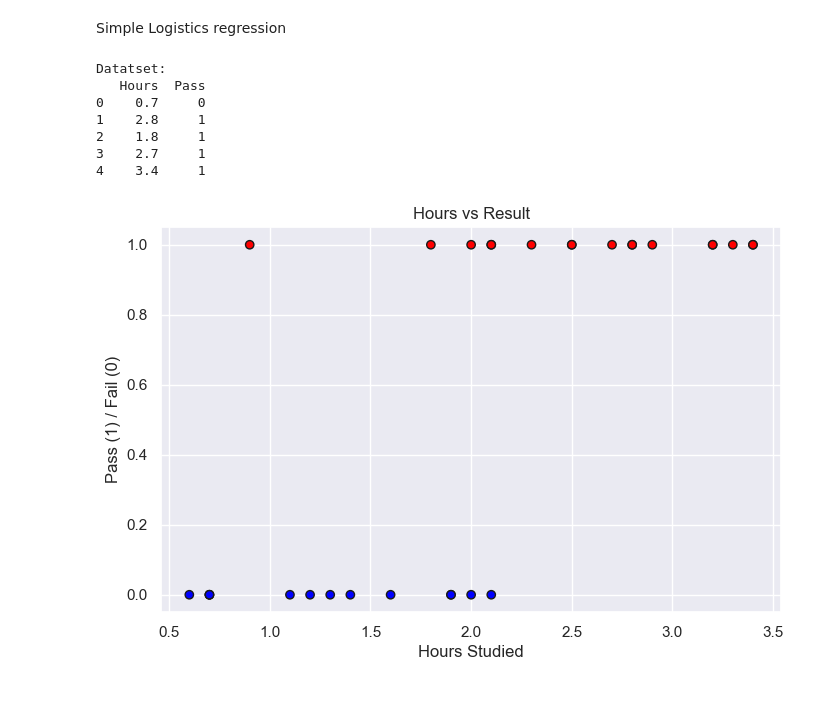
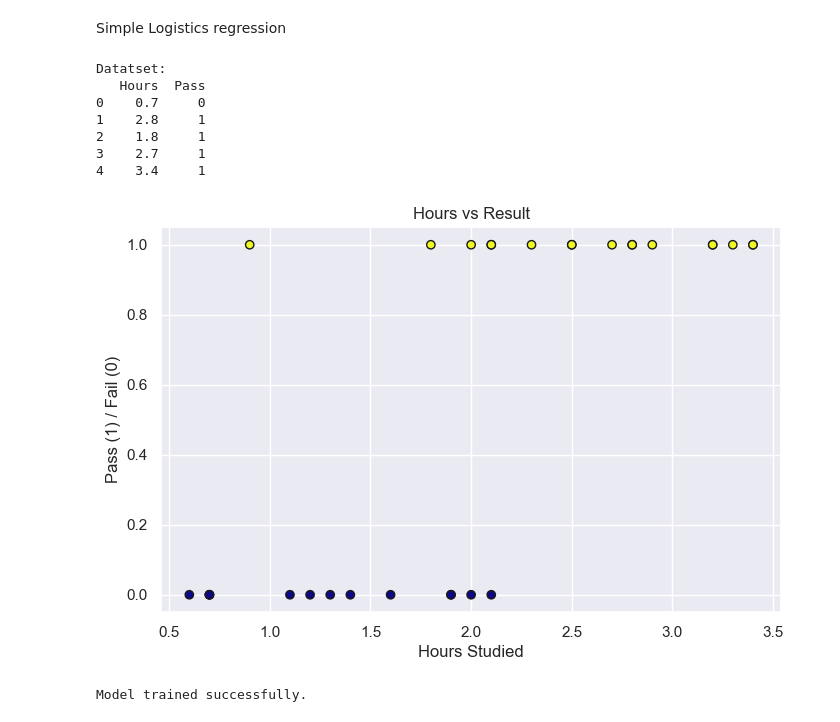
Before and after one commit to paulwincvarghese/new2, a Jupyter notebook: Day_5/test2.ipynb, the cells around one changed output. Cells and saved outputs as stored; diff of their text form; code cells hidden in the pictures.

```diff
--- a/Day_5/test2.ipynb
+++ b/Day_5/test2.ipynb
@@ -12,28 +12,34 @@ sns.set_theme(style="darkgrid")
 # %%
 # load the simple dataset
 df = pd.read_csv("simple_logistics.csv")
 print("Datatset:")
 print(df.head())
 
 # Visualize the data points
 plt.figure(figsize=(8, 5))
-plt.scatter(df['Hours'], df['Pass'], c=df['Pass'], cmap='bwr', edgecolors='k')
+plt.scatter(df['Hours'], df['Pass'], c=df['Pass'], cmap='plasma', edgecolors='k')
 plt.xlabel('Hours Studied')
 plt.ylabel('Pass (1) / Fail (0)')
 plt.title('Hours vs Result')
 plt.show()
 # %% [output]
 Datatset:
    Hours  Pass
 0    0.7     0
 1    2.8     1
 2    1.8     1
 3    2.7     1
 4    3.4     1
-[figure, old version]
+[figure, new version]
 # %%
 # prepare features and target variable
 X = df[['Hours']] #input feature
 y = df['Pass'] #output variable
 
 #initialize and train the model
+model = LogisticRegression()
+model.fit(X, y)
+
+print("Model trained successfully.")
+# %% [output]
+Model trained successfully.
```
Also changed, not shown: parts of 2 cells of this notebook.
